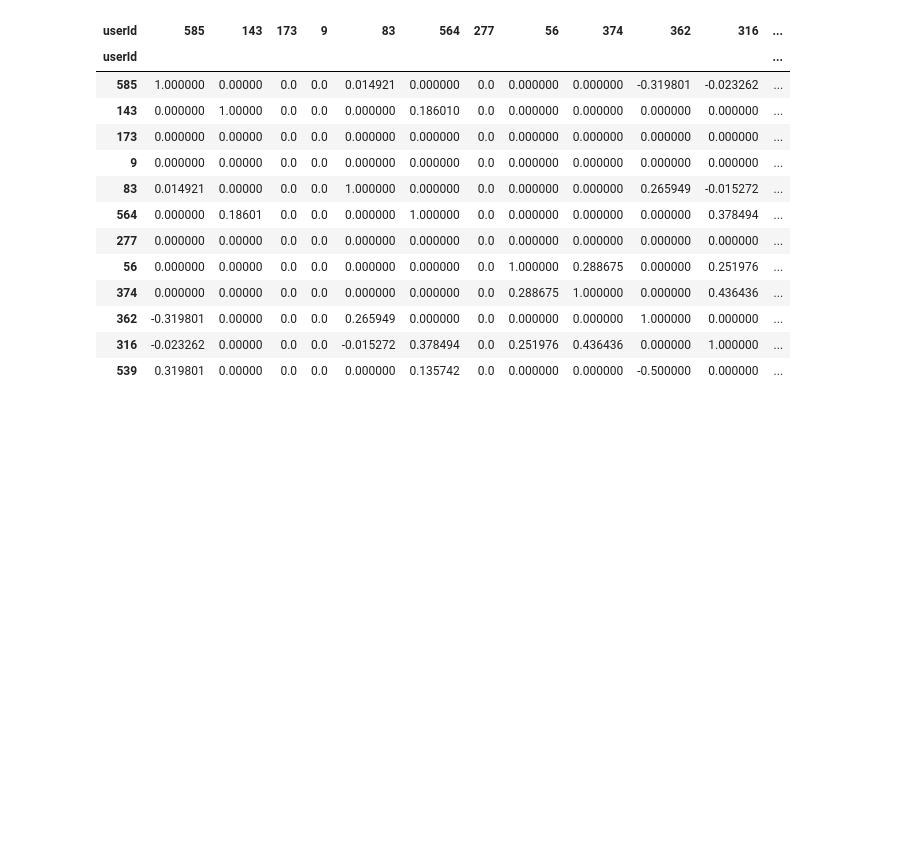
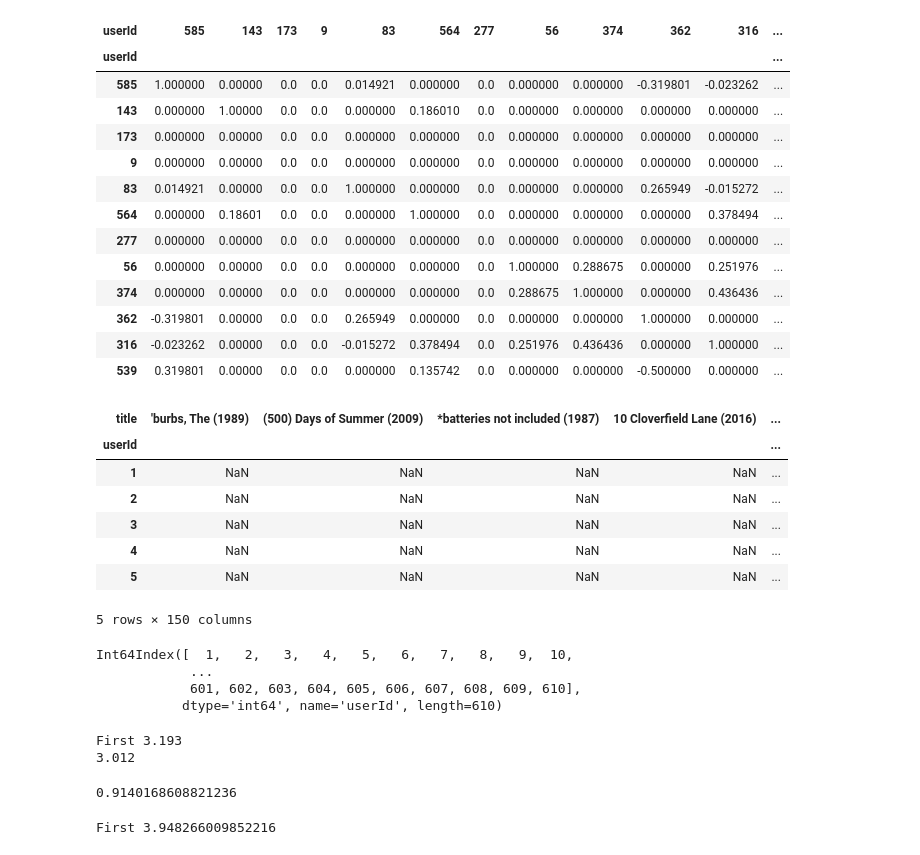
Before and after one commit to GeorgiaKp/MovieRecommender, a Jupyter notebook: MovieRecommender.ipynb, the cells around one changed output. Saved outputs shown, nothing was run; the diff lists cells and outputs as text; code cells hidden in the pictures; blank space fills up the shorter version.

```diff
--- a/MovieRecommender.ipynb
+++ b/MovieRecommender.ipynb
@@ -741,3 +711,14 @@ auser_sim_df
 | 362 | -0.319801 | 0.00000 | 0.0 | 0.0 | 0.265949 | 0.000000 | 0.0 | 0.000000 | 0.000000 | 1.000000 | 0.000000 | ... |
 | 316 | -0.023262 | 0.00000 | 0.0 | 0.0 | -0.015272 | 0.378494 | 0.0 | 0.251976 | 0.436436 | 0.000000 | 1.000000 | ... |
 | 539 | 0.319801 | 0.00000 | 0.0 | 0.0 | 0.000000 | 0.135742 | 0.0 | 0.000000 | 0.000000 | -0.500000 | 0.000000 | ... |
+# %%
+dev_piv.head()
+# %% [output]
+| title | 'burbs, The (1989) | (500) Days of Summer (2009) | *batteries not included (1987) | 10 Cloverfield Lane (2016) | ... |
+| userId |  |  |  |  | ... |
+| 1 | NaN | NaN | NaN | NaN | ... |
+| 2 | NaN | NaN | NaN | NaN | ... |
+| 3 | NaN | NaN | NaN | NaN | ... |
+| 4 | NaN | NaN | NaN | NaN | ... |
+| 5 | NaN | NaN | NaN | NaN | ... |
+5 rows × 150 columns
@@ -743,0 +737,36 @@ auser_sim_df
+# %%
+(train_piv.index)
+# %% [output]
+Int64Index([  1,   2,   3,   4,   5,   6,   7,   8,   9,  10,
+            ...
+            601, 602, 603, 604, 605, 606, 607, 608, 609, 610],
+           dtype='int64', name='userId', length=610)
+# %%
+"""
+With propability 1-fixing_coefficient and if a cell is not empty, then, empty the cell of the pivot table
+Fixing coefficint empirically calculated to be 0.005 and is added to training percentage
+"""
+
+import random
+
+train_piv = piv.copy()
+
+for i in train_piv.index-1:
+    for j in range(len(train_piv.columns)):
+        rand = random.random()
+        if (rand>0.1005 and not math.isnan(piv.iloc[i,j])):
+            train_piv.iloc[i,j] = np.nan
+            #dev
+print("First",table_completeness(piv))
+print(table_completeness(train_piv))
+# %% [output]
+First 3.193
+3.012
+# %%
+random.random()
+# %% [output]
+0.9140168608821236
+# %%
+print("First",table_completeness(dev_piv))
+# %% [output]
+First 3.948266009852216
```
Also changed, not shown: parts of 11 cells of this notebook.
